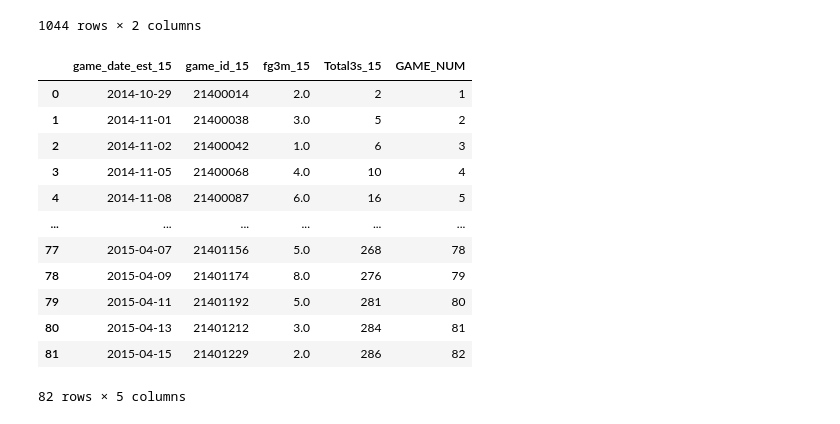
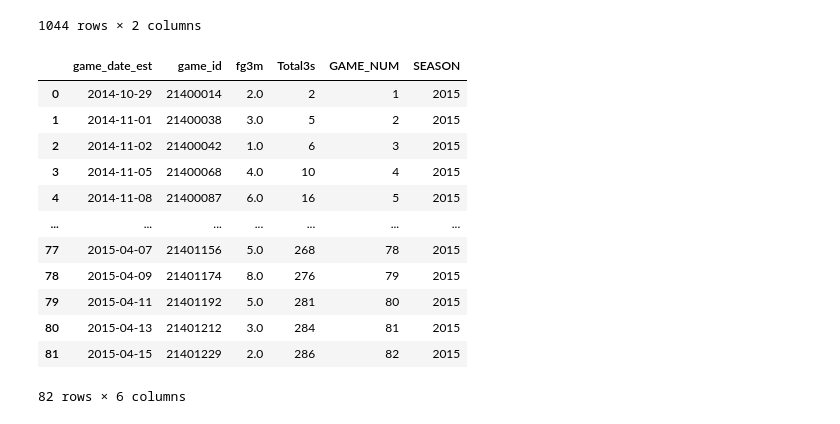
Before and after one commit to darionguan/Data-Analytics-Projects, a Jupyter notebook: Golden State Warriors Analysis (code only)/Curry_Analysis.ipynb, the cells around one changed output. Saved outputs shown, nothing was run; the diff lists cells and outputs as text; code cells hidden in the pictures.

```diff
--- a/Golden State Warriors Analysis (code only)/Curry_Analysis.ipynb
+++ b/Golden State Warriors Analysis (code only)/Curry_Analysis.ipynb
@@ -101,58 +101,61 @@ curry
 # %%
 # Query
 q = """
-SELECT f.GAME_DATE_EST AS game_date_est_15,
-        f.GAME_ID AS game_id_15,
-        c.FG3M AS fg3m_15
+SELECT f.GAME_DATE_EST AS game_date_est,
+        f.GAME_ID AS game_id,
+        c.FG3M AS fg3m
 FROM fifteen_df AS f
 INNER JOIN curry AS c
     ON f.GAME_ID = c.GAME_ID
 """
 
 curry_15_df = psql.sqldf(q)
 
 # Convert to datetime format
-curry_15_df['game_date_est_15'] = pd.to_datetime(curry_15_df['game_date_est_15'], format='%Y-%m-%d')
-curry_15_df = curry_15_df.sort_values(by='game_date_est_15')
+curry_15_df['game_date_est'] = pd.to_datetime(curry_15_df['game_date_est'], format='%Y-%m-%d')
+curry_15_df = curry_15_df.sort_values(by='game_date_est')
 
 # Drop duplicates
 curry_15_df = curry_15_df.drop_duplicates()
 
 # Fill NaN (DNP) with 0s
-curry_15_df['fg3m_15'] = curry_15_df['fg3m_15'].fillna(0)
+curry_15_df['fg3m'] = curry_15_df['fg3m'].fillna(0)
 
 # Cumulate 3s made
-curry_15_df['Total3s_15'] = curry_15_df['fg3m_15'].cumsum()
+curry_15_df['Total3s'] = curry_15_df['fg3m'].cumsum()
 
 # Convert Total3s to int
-curry_15_df['Total3s_15'] = curry_15_df['Total3s_15'].astype(int)
+curry_15_df['Total3s'] = curry_15_df['Total3s'].astype(int)
 
 # Create GAME_NUM
 curry_15_df['GAMES'] = 1
 curry_15_df['GAME_NUM'] = curry_15_df['GAMES'].cumsum()
 curry_15_df = curry_15_df.drop(['GAMES'], axis=1)
+
+# Create SEASON column
+curry_15_df['SEASON'] = 2015
 
 # Reset index
 curry_15_df = curry_15_df.reset_index(drop=True)
 
 curry_15_df
 
 # Convert to csv
-# curry_15_df.to_csv('curry_15.csv', index=False)
+# curry_15_df.to_csv('curry.csv', index=False)
 # %% [output]
-|  | game_date_est_15 | game_id_15 | fg3m_15 | Total3s_15 | GAME_NUM |
-| 0 | 2014-10-29 | 21400014 | 2.0 | 2 | 1 |
-| 1 | 2014-11-01 | 21400038 | 3.0 | 5 | 2 |
-| 2 | 2014-11-02 | 21400042 | 1.0 | 6 | 3 |
-| 3 | 2014-11-05 | 21400068 | 4.0 | 10 | 4 |
-| 4 | 2014-11-08 | 21400087 | 6.0 | 16 | 5 |
-| ... | ... | ... | ... | ... | ... |
-| 77 | 2015-04-07 | 21401156 | 5.0 | 268 | 78 |
-| 78 | 2015-04-09 | 21401174 | 8.0 | 276 | 79 |
-| 79 | 2015-04-11 | 21401192 | 5.0 | 281 | 80 |
-| 80 | 2015-04-13 | 21401212 | 3.0 | 284 | 81 |
-| 81 | 2015-04-15 | 21401229 | 2.0 | 286 | 82 |
+|  | game_date_est | game_id | fg3m | Total3s | GAME_NUM | SEASON |
+| 0 | 2014-10-29 | 21400014 | 2.0 | 2 | 1 | 2015 |
+| 1 | 2014-11-01 | 21400038 | 3.0 | 5 | 2 | 2015 |
+| 2 | 2014-11-02 | 21400042 | 1.0 | 6 | 3 | 2015 |
+| 3 | 2014-11-05 | 21400068 | 4.0 | 10 | 4 | 2015 |
+| 4 | 2014-11-08 | 21400087 | 6.0 | 16 | 5 | 2015 |
+| ... | ... | ... | ... | ... | ... | ... |
+| 77 | 2015-04-07 | 21401156 | 5.0 | 268 | 78 | 2015 |
+| 78 | 2015-04-09 | 21401174 | 8.0 | 276 | 79 | 2015 |
+| 79 | 2015-04-11 | 21401192 | 5.0 | 281 | 80 | 2015 |
+| 80 | 2015-04-13 | 21401212 | 3.0 | 284 | 81 | 2015 |
+| 81 | 2015-04-15 | 21401229 | 2.0 | 286 | 82 | 2015 |
-82 rows × 5 columns
+82 rows × 6 columns
 # %%
 # Query
 q = """
```
Also changed, not shown: parts of 3 cells of this notebook.
